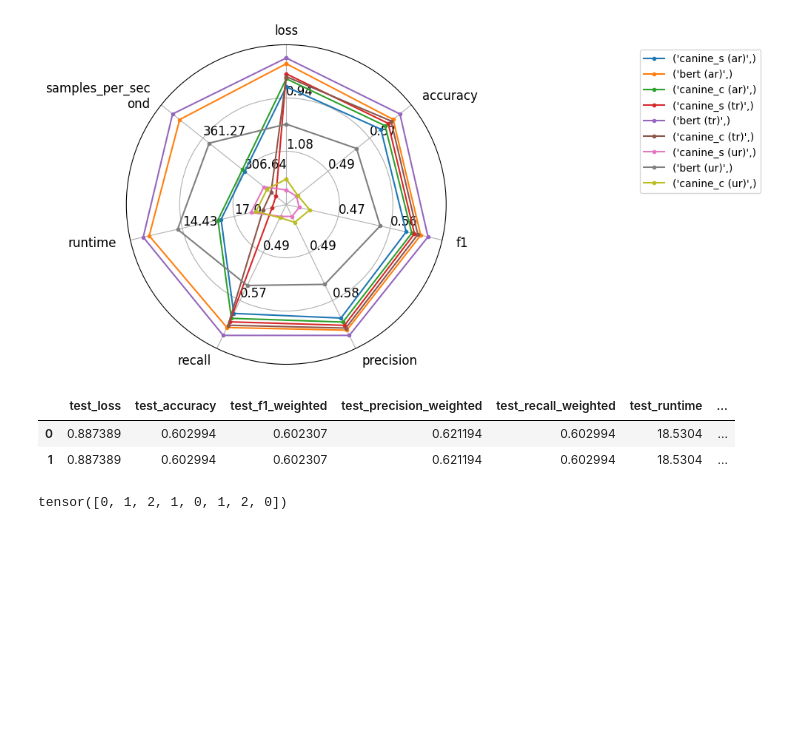
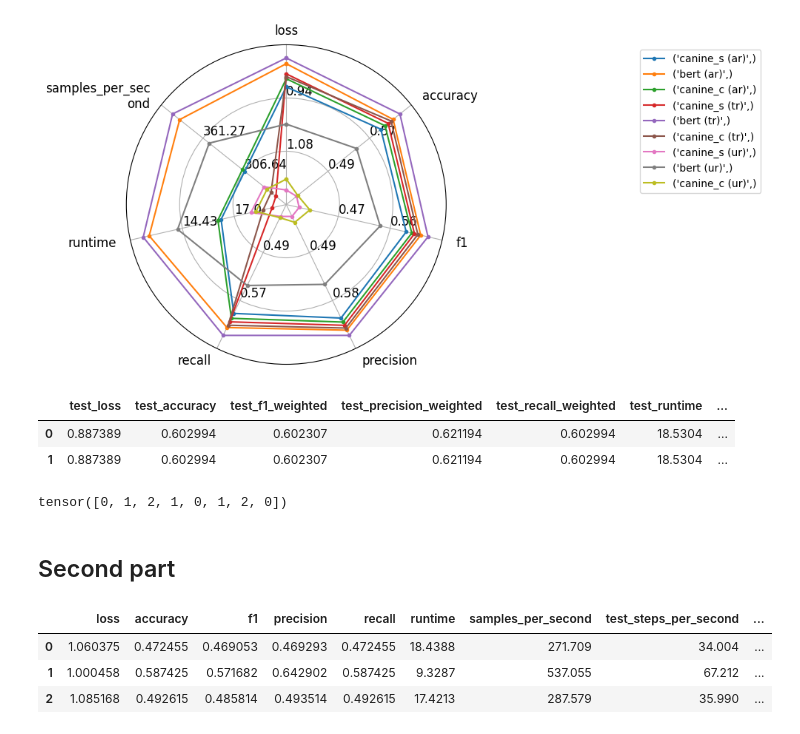
Before and after one commit to gwatkinson/mva_snlp_canine, a Jupyter notebook: notebooks/evaluation.ipynb, the cells around one changed output. Drawn from its saved outputs; the diff is of its cells as text; code cells hidden in the pictures; blank space fills up the shorter version.

```diff
--- a/notebooks/evaluation.ipynb
+++ b/notebooks/evaluation.ipynb
@@ -318,3 +318,5 @@ def trainer_state_to_df(trainer_state):
     return df
 # %%
 df = trainer_state_to_df(trainer_state)
+# %% [markdown]
+## Second part
@@ -320,0 +372,7 @@ df = trainer_state_to_df(trainer_state)
+# %%
+metric_df.query("language == 'en'") # model == 'canine_s' and language == 'en'")
+# %% [output]
+|  | loss | accuracy | f1 | precision | recall | runtime | samples_per_second | test_steps_per_second | ... |
+| 0 | 1.060375 | 0.472455 | 0.469053 | 0.469293 | 0.472455 | 18.4388 | 271.709 | 34.004 | ... |
+| 1 | 1.000458 | 0.587425 | 0.571682 | 0.642902 | 0.587425 | 9.3287 | 537.055 | 67.212 | ... |
+| 2 | 1.085168 | 0.492615 | 0.485814 | 0.493514 | 0.492615 | 17.4213 | 287.579 | 35.990 | ... |
```
Also changed, not shown: parts of 12 cells of this notebook.
